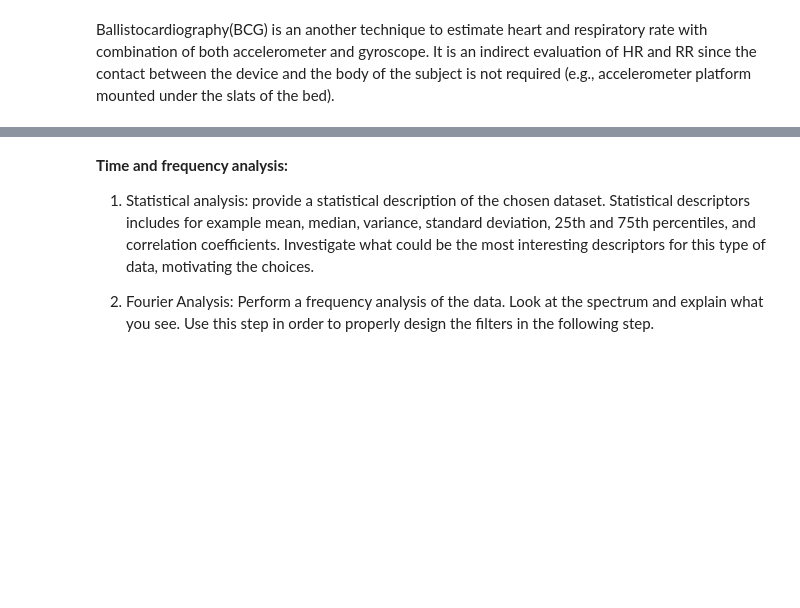
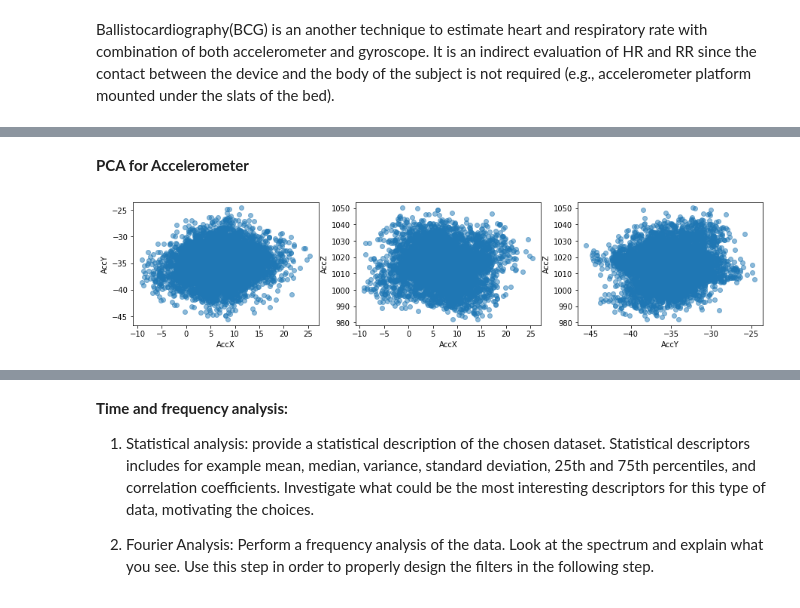
Before and after one commit to CrostaBot/HeartRateEstimation, a Jupyter notebook: BCG.ipynb, the cells around one changed output, grey strips where cells are left out. Drawn from its saved outputs; the diff is of its cells as text; code cells hidden in the pictures; blank space fills up the shorter version.

```diff
--- a/BCG.ipynb
+++ b/BCG.ipynb
@@ -10 +106,30 @@ Ballistocardiography(BCG) is an another technique to estimate heart and respirat
 3. In order to make an appropiate work, decide if take care about some particular axis or some combination of them as well as derived features for the next step of the task. Motivate your choice.
+# %%
+# select interval of interest to avoid the large amount of noise at the beginning and at the end of the original
+# signal
+df_chair = df_chair[(df_chair['Time'] >= 5) & (df_chair['Time'] < 65)]
+
+# update accX, accY, accZ, gyroX, gyroY, gyroZ according to the new interval of interest
+time = np.arange(0, len(df_chair)* 1/freq, 1/freq)
+accX, accY, accZ = df_chair['AccX'][:], df_chair['AccY'][:], df_chair['AccZ'][:]
+gyroX, gyroY, gyroZ = df_chair['GyroX'][:], df_chair['GyroY'][:], df_chair['GyroZ'][:]
+# %% [markdown]
+**PCA for Accelerometer**
+# %%
+# create the matrix for the PCA technique, in the rows there are the AccX, AccY, AccZ measurments, and each
+# column represents a data sample
+X_acc = np.array([accX, accY, accZ])
+
+figure, axis = plt.subplots(1,3, figsize = (15,3))
+axis[0].scatter(X_acc[0,:], X_acc[1,:], alpha=0.5)
+axis[0].set_xlabel('AccX')
+axis[0].set_ylabel('AccY')
+axis[1].scatter(X_acc[0,:], X_acc[2,:], alpha=0.5)
+axis[1].set_xlabel('AccX')
+axis[1].set_ylabel('AccZ')
+axis[2].scatter(X_acc[1,:], X_acc[2,:], alpha=0.5)
+axis[2].set_xlabel('AccY')
+axis[2].set_ylabel('AccZ')
+plt.show()
+# %% [output]
+[figure, added]
```
Also changed, not shown: parts of 10 cells of this notebook, 1 other file.
